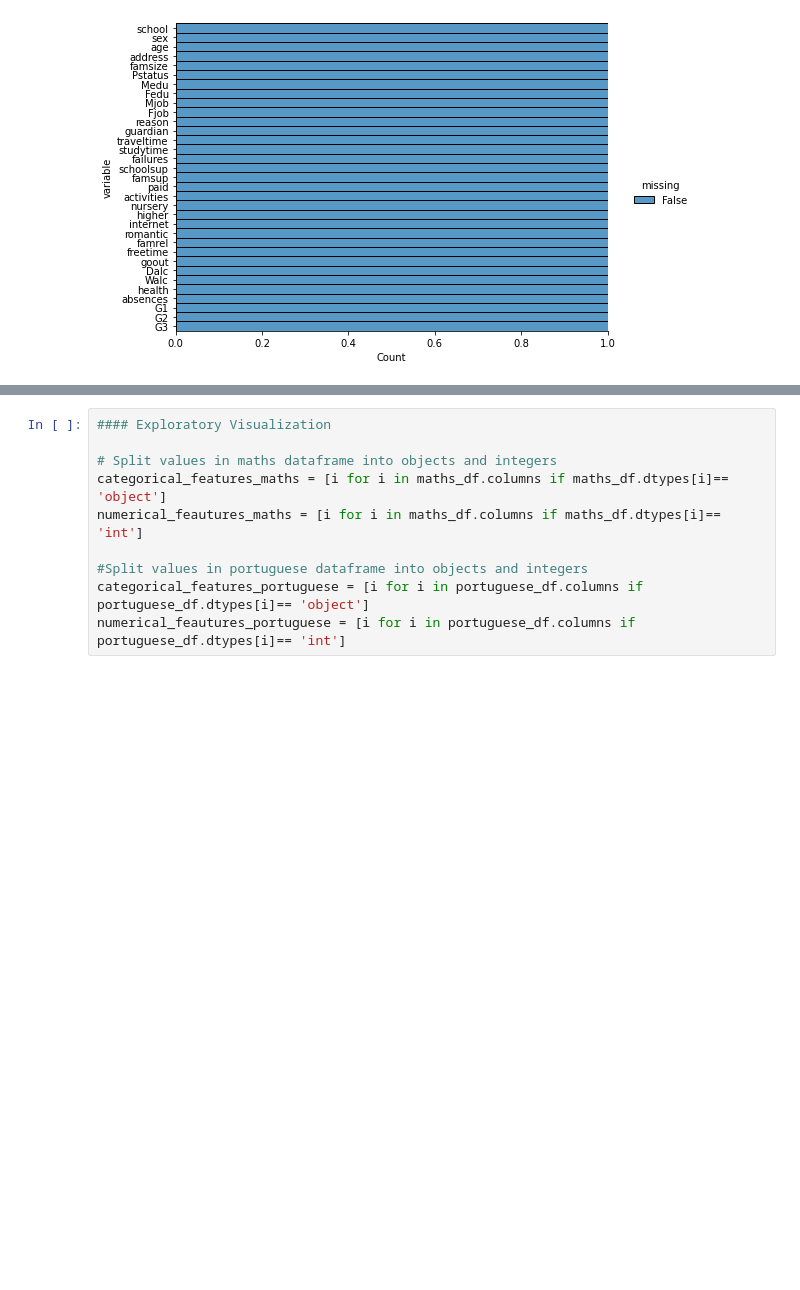
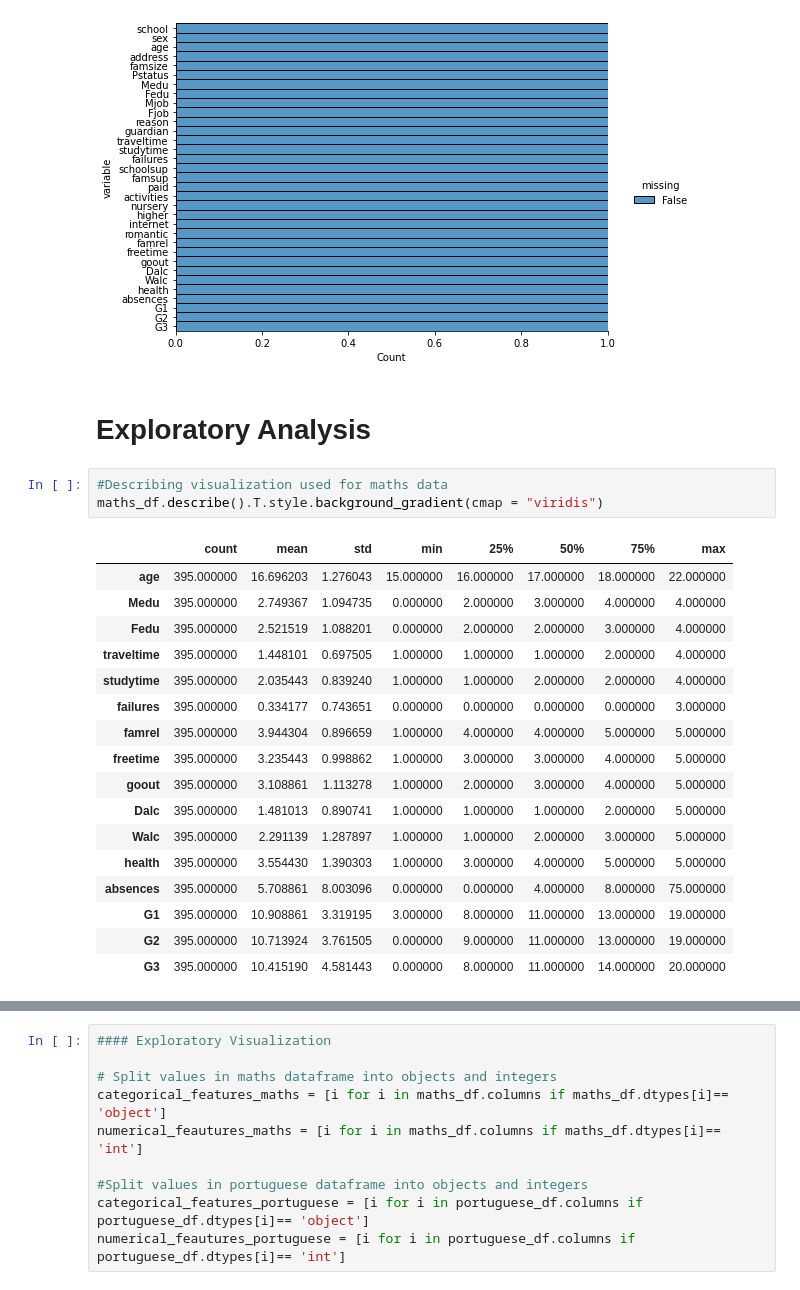
Before and after one commit to hbustamante8/alcohol_data_analysis, a Jupyter notebook: alcohol_exploratory_analysis.ipynb, the cells around one changed output, grey strips where cells are left out. Drawn from its saved outputs; the diff is of its cells as text; blank space fills up the shorter version.

```diff
--- a/alcohol_exploratory_analysis.ipynb
+++ b/alcohol_exploratory_analysis.ipynb
@@ -82,3 +82,26 @@ sns.displot(
 <seaborn.axisgrid.FacetGrid at 0x...>
 <Figure size 720x432 with 0 Axes>
 [figure]
+# %% [markdown]
+# Exploratory Analysis
+# %%
+#Describing visualization used for maths data
+maths_df.describe().T.style.background_gradient(cmap = "viridis")
+# %% [output]
+|  | count | mean | std | min | 25% | 50% | 75% | max |
+| age | 395.000000 | 16.696203 | 1.276043 | 15.000000 | 16.000000 | 17.000000 | 18.000000 | 22.000000 |
+| Medu | 395.000000 | 2.749367 | 1.094735 | 0.000000 | 2.000000 | 3.000000 | 4.000000 | 4.000000 |
+| Fedu | 395.000000 | 2.521519 | 1.088201 | 0.000000 | 2.000000 | 2.000000 | 3.000000 | 4.000000 |
+| traveltime | 395.000000 | 1.448101 | 0.697505 | 1.000000 | 1.000000 | 1.000000 | 2.000000 | 4.000000 |
+| studytime | 395.000000 | 2.035443 | 0.839240 | 1.000000 | 1.000000 | 2.000000 | 2.000000 | 4.000000 |
+| failures | 395.000000 | 0.334177 | 0.743651 | 0.000000 | 0.000000 | 0.000000 | 0.000000 | 3.000000 |
+| famrel | 395.000000 | 3.944304 | 0.896659 | 1.000000 | 4.000000 | 4.000000 | 5.000000 | 5.000000 |
+| freetime | 395.000000 | 3.235443 | 0.998862 | 1.000000 | 3.000000 | 3.000000 | 4.000000 | 5.000000 |
+| goout | 395.000000 | 3.108861 | 1.113278 | 1.000000 | 2.000000 | 3.000000 | 4.000000 | 5.000000 |
+| Dalc | 395.000000 | 1.481013 | 0.890741 | 1.000000 | 1.000000 | 1.000000 | 2.000000 | 5.000000 |
+| Walc | 395.000000 | 2.291139 | 1.287897 | 1.000000 | 1.000000 | 2.000000 | 3.000000 | 5.000000 |
+| health | 395.000000 | 3.554430 | 1.390303 | 1.000000 | 3.000000 | 4.000000 | 5.000000 | 5.000000 |
+| absences | 395.000000 | 5.708861 | 8.003096 | 0.000000 | 0.000000 | 4.000000 | 8.000000 | 75.000000 |
+| G1 | 395.000000 | 10.908861 | 3.319195 | 3.000000 | 8.000000 | 11.000000 | 13.000000 | 19.000000 |
+| G2 | 395.000000 | 10.713924 | 3.761505 | 0.000000 | 9.000000 | 11.000000 | 13.000000 | 19.000000 |
+| G3 | 395.000000 | 10.415190 | 4.581443 | 0.000000 | 8.000000 | 11.000000 | 14.000000 | 20.000000 |
```
Also changed, not shown: parts of 32 cells of this notebook.
